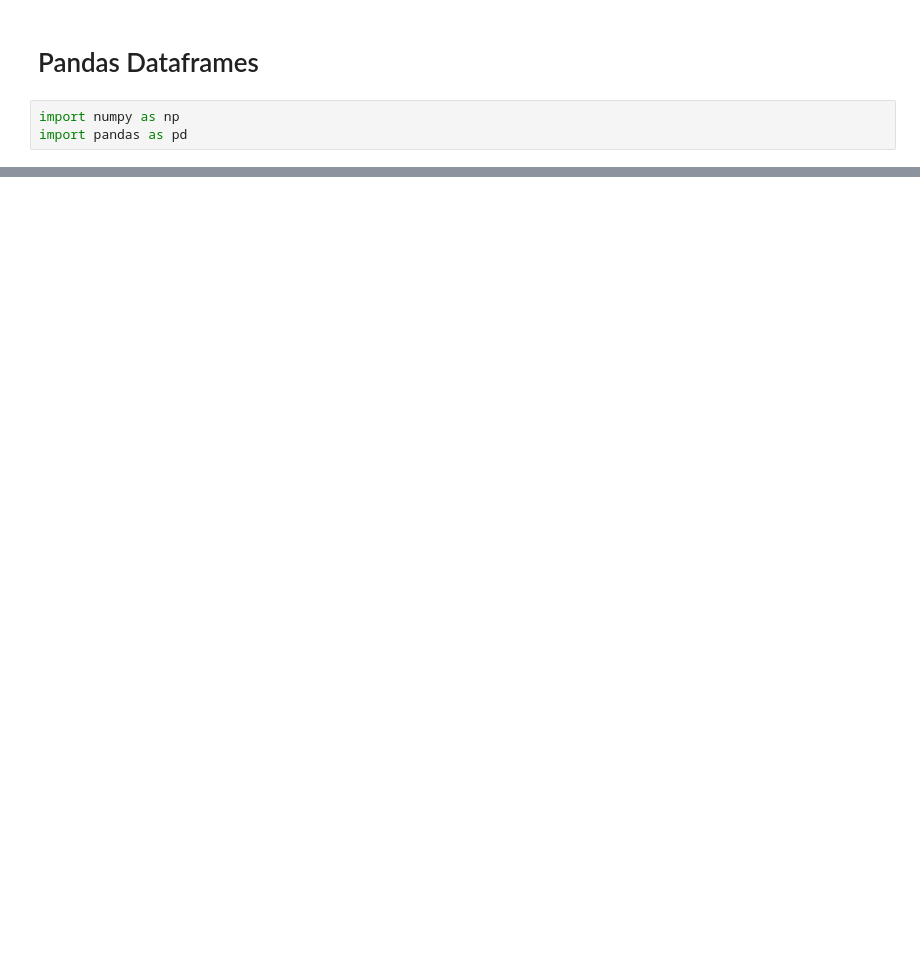
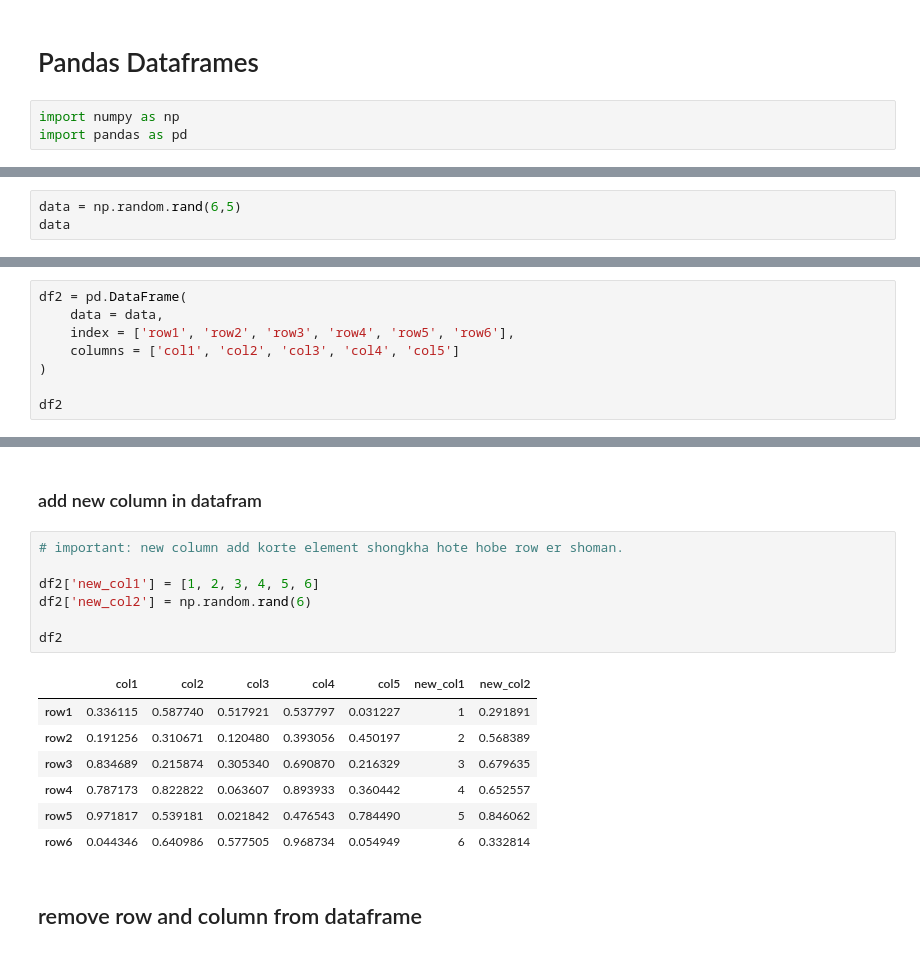
Before and after one commit to jihad-islam/Learning-ML, a Jupyter notebook: 3.Pandas/2.pandas_dataframes.ipynb, the cells around one changed output, grey strips where cells are left out. Drawn from its saved outputs; the diff is of its cells as text; blank space fills up the shorter version.

```diff
--- a/3.Pandas/2.pandas_dataframes.ipynb
+++ b/3.Pandas/2.pandas_dataframes.ipynb
@@ -25,0 +6,3 @@ Type:      method
+# %%
+data = np.random.rand(6,5)
+data
@@ -25,0 +67,8 @@ Type:      method
+# %%
+df2 = pd.DataFrame(
+    data = data,
+    index = ['row1', 'row2', 'row3', 'row4', 'row5', 'row6'],
+    columns = ['col1', 'col2', 'col3', 'col4', 'col5']
+)
+
+df2
@@ -25,0 +105,19 @@ Type:      method
+# %% [markdown]
+### add new column in datafram
+# %%
+# important: new column add korte element shongkha hote hobe row er shoman.
+
+df2['new_col1'] = [1, 2, 3, 4, 5, 6]
+df2['new_col2'] = np.random.rand(6)
+
+df2
+# %% [output]
+|  | col1 | col2 | col3 | col4 | col5 | new_col1 | new_col2 |
+| row1 | 0.336115 | 0.587740 | 0.517921 | 0.537797 | 0.031227 | 1 | 0.291891 |
+| row2 | 0.191256 | 0.310671 | 0.120480 | 0.393056 | 0.450197 | 2 | 0.568389 |
+| row3 | 0.834689 | 0.215874 | 0.305340 | 0.690870 | 0.216329 | 3 | 0.679635 |
+| row4 | 0.787173 | 0.822822 | 0.063607 | 0.893933 | 0.360442 | 4 | 0.652557 |
+| row5 | 0.971817 | 0.539181 | 0.021842 | 0.476543 | 0.784490 | 5 | 0.846062 |
+| row6 | 0.044346 | 0.640986 | 0.577505 | 0.968734 | 0.054949 | 6 | 0.332814 |
+# %% [markdown]
+## remove row and column from dataframe
```
Also changed, not shown: parts of 40 cells of this notebook, 1 other file.
